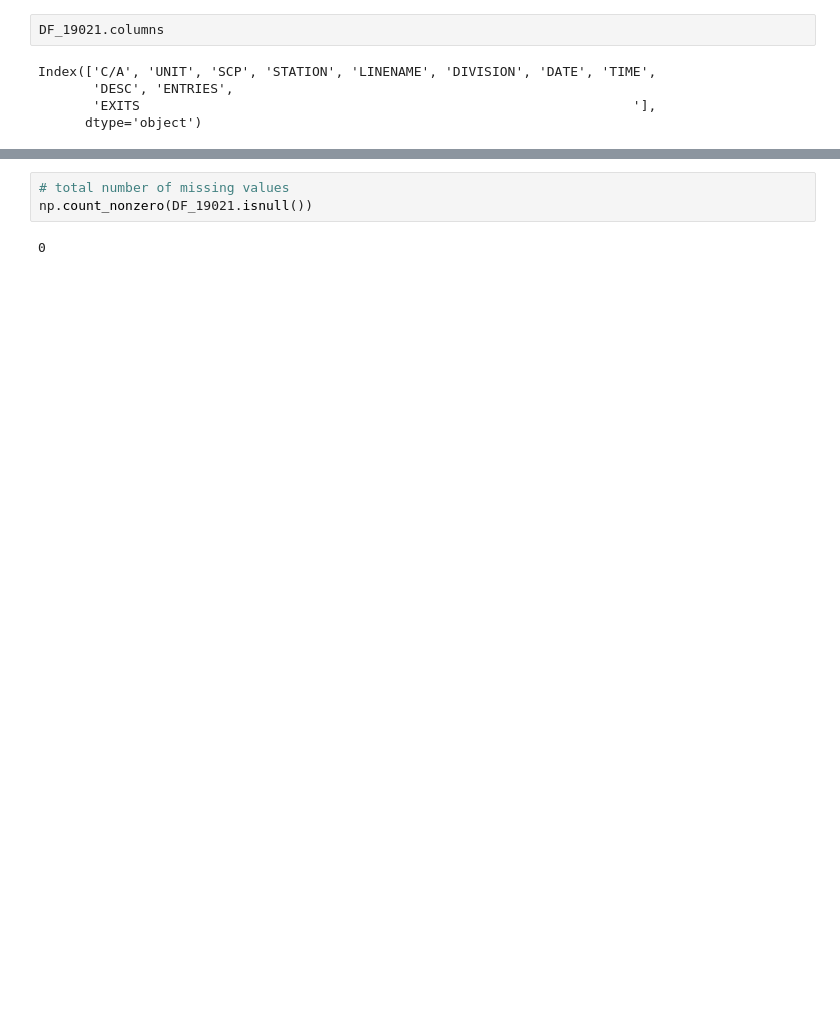
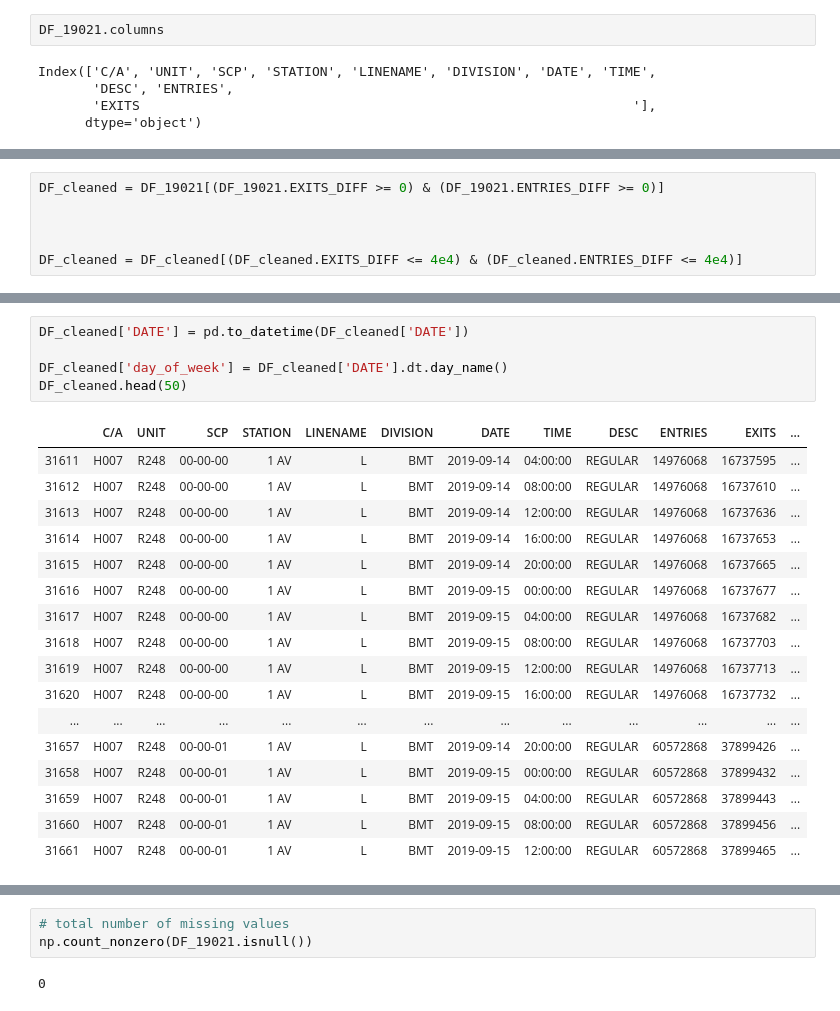
Before and after one commit to djsegal/metis_mta, a Jupyter notebook: Project_Benson.ipynb, the cells around one changed output, grey strips where cells are left out. Cells and saved outputs as stored; diff of their text form; blank space fills up the shorter version.

```diff
--- a/Project_Benson.ipynb
+++ b/Project_Benson.ipynb
@@ -54,0 +110,6 @@ Index(['C/A', 'UNIT', 'SCP', 'STATION', 'LINENAME', 'DIVISION', 'DATE', 'TIME',
+# %%
+DF_cleaned = DF_19021[(DF_19021.EXITS_DIFF >= 0) & (DF_19021.ENTRIES_DIFF >= 0)]
+
+
+
+DF_cleaned = DF_cleaned[(DF_cleaned.EXITS_DIFF <= 4e4) & (DF_cleaned.ENTRIES_DIFF <= 4e4)]
@@ -54,0 +188,23 @@ Index(['C/A', 'UNIT', 'SCP', 'STATION', 'LINENAME', 'DIVISION', 'DATE', 'TIME',
+# %%
+DF_cleaned['DATE'] = pd.to_datetime(DF_cleaned['DATE'])
+
+DF_cleaned['day_of_week'] = DF_cleaned['DATE'].dt.day_name()
+DF_cleaned.head(50)
+# %% [output]
+|  | C/A | UNIT | SCP | STATION | LINENAME | DIVISION | DATE | TIME | DESC | ENTRIES | EXITS | ... |
+| 31611 | H007 | R248 | 00-00-00 | 1 AV | L | BMT | 2019-09-14 | 04:00:00 | REGULAR | 14976068 | 16737595 | ... |
+| 31612 | H007 | R248 | 00-00-00 | 1 AV | L | BMT | 2019-09-14 | 08:00:00 | REGULAR | 14976068 | 16737610 | ... |
+| 31613 | H007 | R248 | 00-00-00 | 1 AV | L | BMT | 2019-09-14 | 12:00:00 | REGULAR | 14976068 | 16737636 | ... |
+| 31614 | H007 | R248 | 00-00-00 | 1 AV | L | BMT | 2019-09-14 | 16:00:00 | REGULAR | 14976068 | 16737653 | ... |
+| 31615 | H007 | R248 | 00-00-00 | 1 AV | L | BMT | 2019-09-14 | 20:00:00 | REGULAR | 14976068 | 16737665 | ... |
+| 31616 | H007 | R248 | 00-00-00 | 1 AV | L | BMT | 2019-09-15 | 00:00:00 | REGULAR | 14976068 | 16737677 | ... |
+| 31617 | H007 | R248 | 00-00-00 | 1 AV | L | BMT | 2019-09-15 | 04:00:00 | REGULAR | 14976068 | 16737682 | ... |
+| 31618 | H007 | R248 | 00-00-00 | 1 AV | L | BMT | 2019-09-15 | 08:00:00 | REGULAR | 14976068 | 16737703 | ... |
+| 31619 | H007 | R248 | 00-00-00 | 1 AV | L | BMT | 2019-09-15 | 12:00:00 | REGULAR | 14976068 | 16737713 | ... |
+| 31620 | H007 | R248 | 00-00-00 | 1 AV | L | BMT | 2019-09-15 | 16:00:00 | REGULAR | 14976068 | 16737732 | ... |
+| ... | ... | ... | ... | ... | ... | ... | ... | ... | ... | ... | ... | ... |
+| 31657 | H007 | R248 | 00-00-01 | 1 AV | L | BMT | 2019-09-14 | 20:00:00 | REGULAR | 60572868 | 37899426 | ... |
+| 31658 | H007 | R248 | 00-00-01 | 1 AV | L | BMT | 2019-09-15 | 00:00:00 | REGULAR | 60572868 | 37899432 | ... |
+| 31659 | H007 | R248 | 00-00-01 | 1 AV | L | BMT | 2019-09-15 | 04:00:00 | REGULAR | 60572868 | 37899443 | ... |
+| 31660 | H007 | R248 | 00-00-01 | 1 AV | L | BMT | 2019-09-15 | 08:00:00 | REGULAR | 60572868 | 37899456 | ... |
+| 31661 | H007 | R248 | 00-00-01 | 1 AV | L | BMT | 2019-09-15 | 12:00:00 | REGULAR | 60572868 | 37899465 | ... |
```
Also changed, not shown: parts of 15 cells of this notebook.
